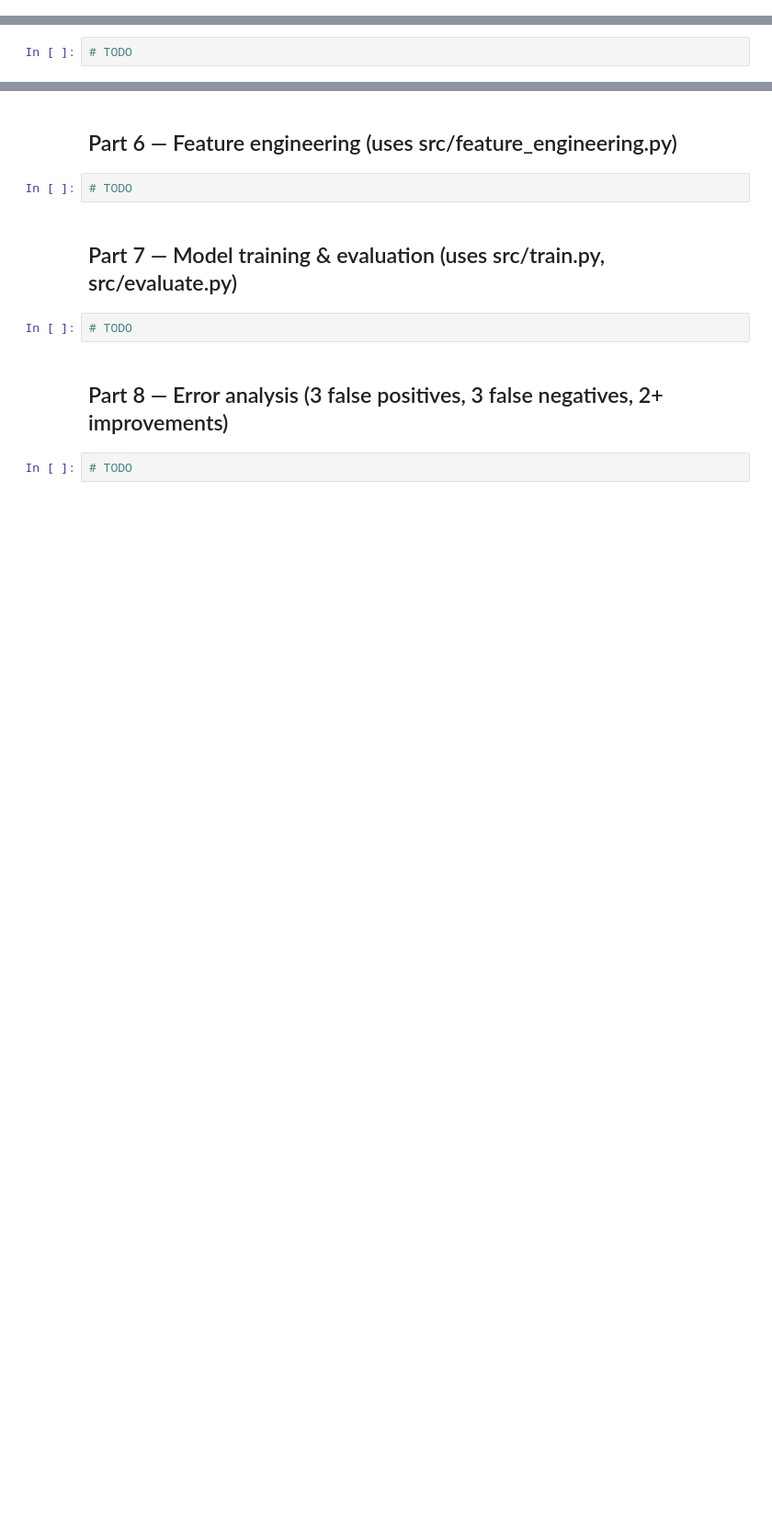
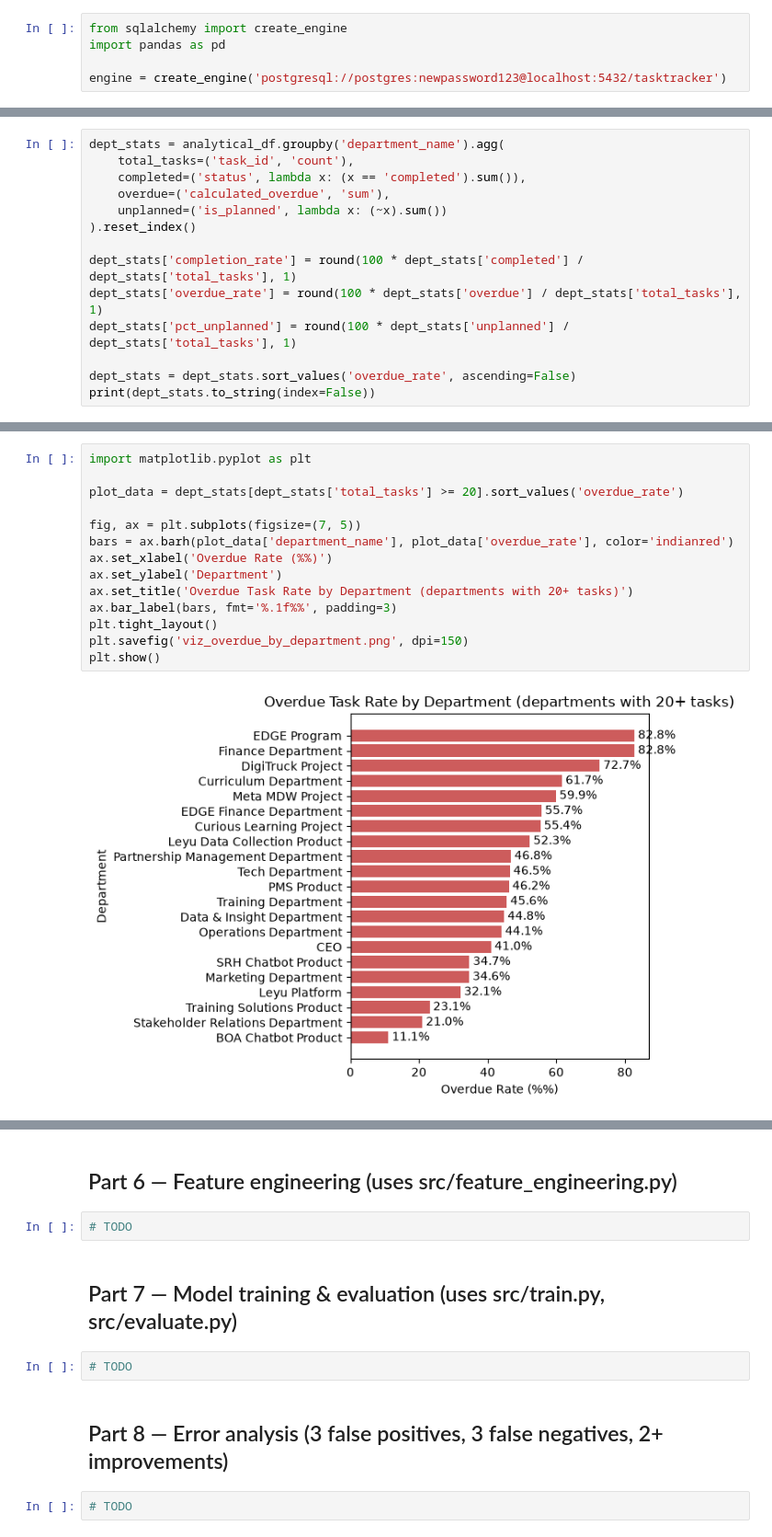
Before and after one commit to Bezawit-cloud/Bezawit_Assefa_pms_overdue_work_risk_analysis, a Jupyter notebook: notebooks/pms_analysis_and_modeling.ipynb, the cells around one changed output, grey strips where cells are left out. Shown at 92% size. Saved outputs shown, nothing was run; the diff lists cells and outputs as text; blank space fills up the shorter version.

```diff
--- a/notebooks/pms_analysis_and_modeling.ipynb
+++ b/notebooks/pms_analysis_and_modeling.ipynb
@@ -7 +3,6 @@ Sections mirror the assignment parts. Fill in as you go.
+# %%
+from sqlalchemy import create_engine
+import pandas as pd
+
+engine = create_engine('postgresql://postgres:newpassword123@localhost:5432/tasktracker')
 # %% [markdown]
@@ -22,0 +677,14 @@ Sections mirror the assignment parts. Fill in as you go.
+# %%
+dept_stats = analytical_df.groupby('department_name').agg(
+    total_tasks=('task_id', 'count'),
+    completed=('status', lambda x: (x == 'completed').sum()),
+    overdue=('calculated_overdue', 'sum'),
+    unplanned=('is_planned', lambda x: (~x).sum())
+).reset_index()
+
+dept_stats['completion_rate'] = round(100 * dept_stats['completed'] / dept_stats['total_tasks'], 1)
+dept_stats['overdue_rate'] = round(100 * dept_stats['overdue'] / dept_stats['total_tasks'], 1)
+dept_stats['pct_unplanned'] = round(100 * dept_stats['unplanned'] / dept_stats['total_tasks'], 1)
+
+dept_stats = dept_stats.sort_values('overdue_rate', ascending=False)
+print(dept_stats.to_string(index=False))
@@ -25,2 +742,16 @@ Sections mirror the assignment parts. Fill in as you go.
 # %%
-# TODO
+import matplotlib.pyplot as plt
+
+plot_data = dept_stats[dept_stats['total_tasks'] >= 20].sort_values('overdue_rate')
+
+fig, ax = plt.subplots(figsize=(7, 5))
+bars = ax.barh(plot_data['department_name'], plot_data['overdue_rate'], color='indianred')
+ax.set_xlabel('Overdue Rate (%%)')
+ax.set_ylabel('Department')
+ax.set_title('Overdue Task Rate by Department (departments with 20+ tasks)')
+ax.bar_label(bars, fmt='%.1f%%', padding=3)
+plt.tight_layout()
+plt.savefig('viz_overdue_by_department.png', dpi=150)
+plt.show()
+# %% [output]
+[figure, added]
```
Also changed, not shown: parts of 60 cells of this notebook, 1 other file.
